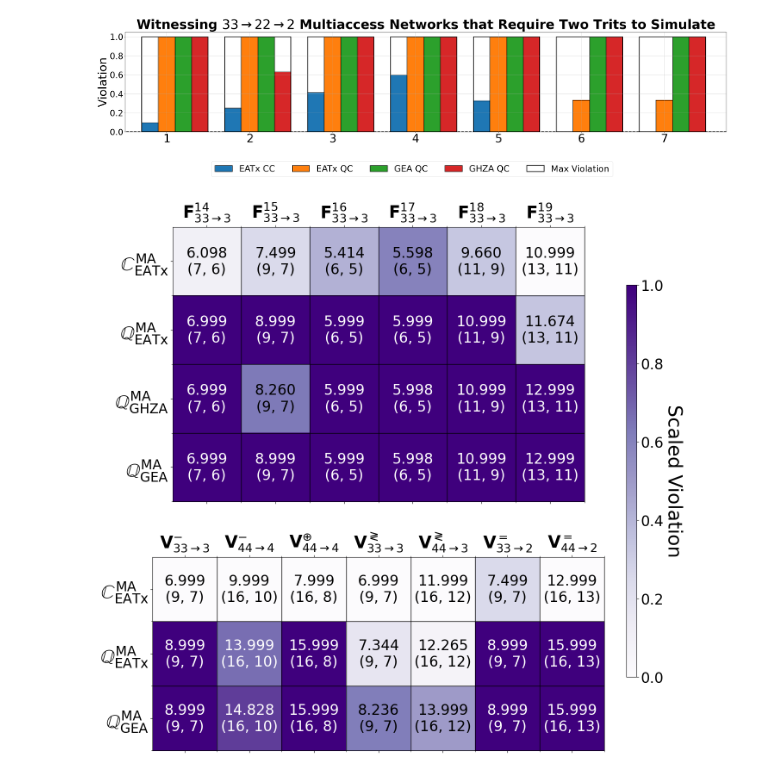
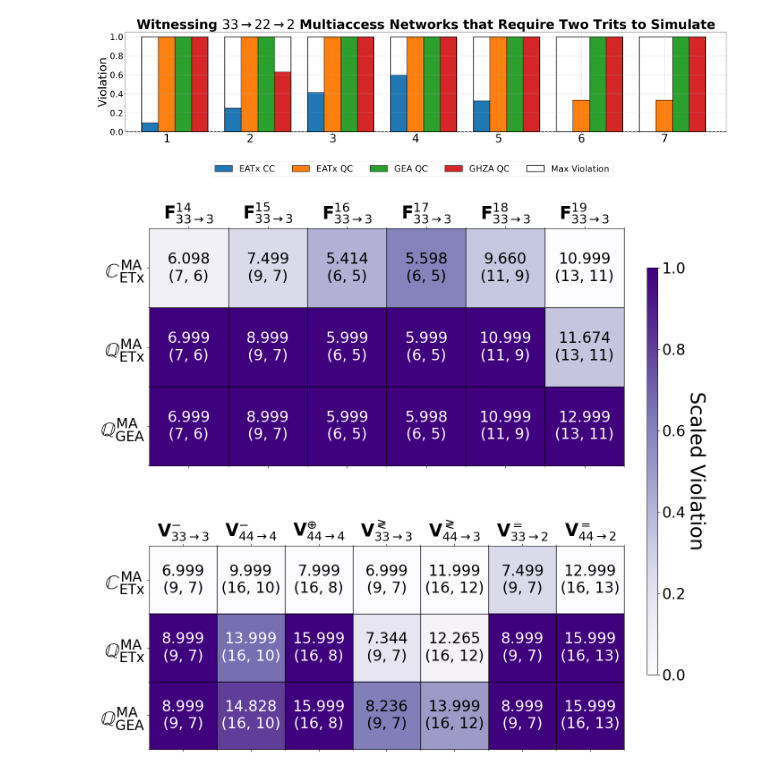
Before and after one commit to ChitambarLab/nonclassicality-in-quantum-communication-networks-supplemental-code, a Jupyter notebook: notebook/33-22-2_multiaccess_twotrit_simulation.ipynb, the cells around one changed output. Saved outputs shown, nothing was run; the diff lists cells and outputs as text; code cells hidden in the pictures.

Commit message:
fixing plot naming

```diff
--- a/notebook/33-22-2_multiaccess_twotrit_simulation.ipynb
+++ b/notebook/33-22-2_multiaccess_twotrit_simulation.ipynb
@@ -167,17 +167,17 @@ fig, (ax, ax2) = plt.subplots(nrows=2, ncols=1, figsize=(12,14))
 
 
 configuration_names = [
-    r"$\mathbb{C}^{\rm{MA}}_{\rm{EATx}}$",
-    r"$\mathbb{Q}^{\rm{MA}}_{\rm{EATx}}$",
-    r"$\mathbb{Q}^{\rm{MA}}_{\rm{GHZA}}$",
+    r"$\mathbb{C}^{\rm{MA}}_{\rm{ETx}}$",
+    r"$\mathbb{Q}^{\rm{MA}}_{\rm{ETx}}$",
+    # r"$\mathbb{Q}^{\rm{MA}}_{\rm{GHZA}}$",
     r"$\mathbb{Q}^{\rm{MA}}_{\rm{GEA}}$",
 ]
 
 configuration_names2 = [
     # r"$\mathbb{Q}^{\rm{MA}}$",
-    r"$\mathbb{C}^{\rm{MA}}_{\rm{EATx}}$",
+    r"$\mathbb{C}^{\rm{MA}}_{\rm{ETx}}$",
     # r"$\mathbb{C}^{\rm{MA}}_{\rm{GEA}}$",
-    r"$\mathbb{Q}^{\rm{MA}}_{\rm{EATx}}$",
+    r"$\mathbb{Q}^{\rm{MA}}_{\rm{ETx}}$",
     r"$\mathbb{Q}^{\rm{MA}}_{\rm{GEA}}$",
 ]
 game_names = [
@@ -203,7 +203,7 @@ game_names2 = [
 cc_table_data = np.array([
     cbounds[:-1],
     cbounds[:-1],
-    cbounds[:-1],
+    # cbounds[:-1],
     cbounds[:-1],
 ])
 cc_table_data2 = np.array([
@@ -218,7 +218,7 @@ cc_table_data2 = np.array([
 violation_table_data = np.array([
     eatx_mac_max_violations[:-1],
     eatx_qmac_max_violations[:-1],
-    ghza_qmac_max_violations[:-1],
+    # ghza_qmac_max_violations[:-1],
     gea_qmac_max_violations[:-1],
 ])
 violation_table_data2 = np.array([
@@ -232,7 +232,7 @@ violation_table_data2 = np.array([
 unscaled_violation_table_data = np.array([
     unscaled_eatx_mac_max_violations[:-1],
     unscaled_eatx_qmac_max_violations[:-1],
-    unscaled_ghza_qmac_max_violations[:-1],
+    # unscaled_ghza_qmac_max_violations[:-1],
     unscaled_gea_qmac_max_violations[:-1],
 ])
 
@@ -247,7 +247,7 @@ unscaled_violation_table_data2 = np.array([
 max_table_data = np.array([
     qbounds[:-1],
     qbounds[:-1],
-    qbounds[:-1],
+    # qbounds[:-1],
     qbounds[:-1],
 ])
 
@@ -303,31 +303,31 @@ for y in range(len(cc_table_data)):
             color=text_color
         )
 
 for y in range(len(cc_table_data2)):
     for x in range(len(cc_table_data2[0])):
 
         cc_val3 = cc_table_data2[y][x]
         violation_val2 = violation_table_data2[y][x]
         max_val3 = max_table_data2[y][x]
         unscaled_violation_val2 = unscaled_violation_table_data2[y][x]
 
         text_color = "white" if violation_val2 >= text_color_threshold else "black"
 
 
         ax2.text(x, y, str(round(decimal.Decimal(unscaled_violation_val2), n_decimals)) + "\n(" + str(int(max_val3)) + ", " + str(int(cc_val3)) + ")",
             horizontalalignment='center',
             verticalalignment='center',
             size=mat_num_font,
             color=text_color
         )
 
 
 
 cb_ax = fig.add_axes([1.03, 0.2, 0.02, 0.65])
 cbar = fig.colorbar(pcm, cax=cb_ax)
 cbar.ax.set_ylabel('Scaled Violation', rotation=270, size=32, labelpad=32)
 cbar.ax.tick_params(labelsize=mat_num_font)
 
 plt.tight_layout()
 # %% [output]
-[figure, old version]
+[figure, new version]
```
Also changed, not shown: 2 other files.
